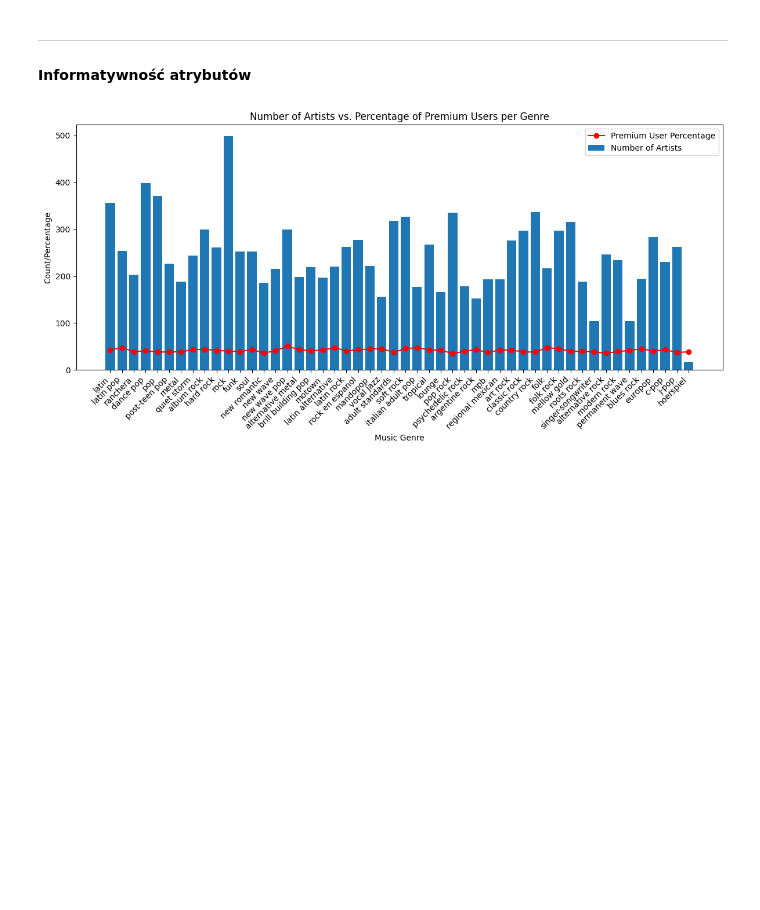
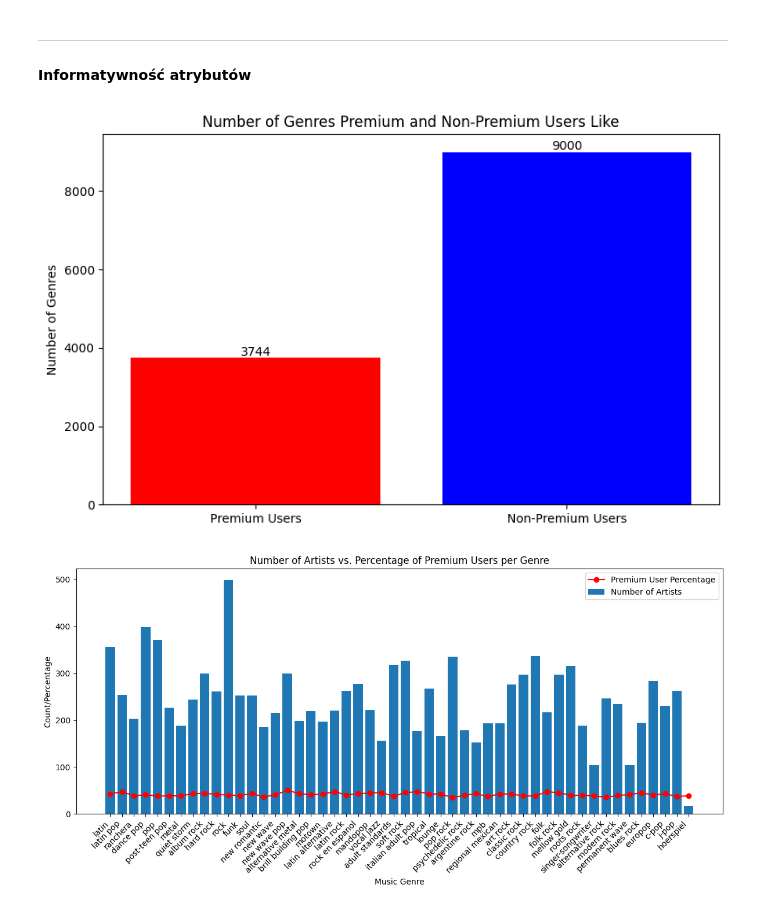
Before and after one commit to sz-aleksandra/premium-candidate-predictor, a Jupyter notebook: IUM.ipynb, the cells around one changed output. Cells and saved outputs as stored; diff of their text form; code cells hidden in the pictures; blank space fills up the shorter version.

```diff
--- a/IUM.ipynb
+++ b/IUM.ipynb
@@ -419,6 +445,32 @@ plt.show()
 ---
 
 #### Informatywność atrybutów
+# %%
+
+
+total_premium_users = sum(value[1] for value in user_counter.values())
+total_non_premium_users = sum(value[0] for value in user_counter.values())
+
+# Przygotuj dane do wykresu
+categories = ['Premium Users', 'Non-Premium Users']
+user_counts = [total_premium_users, total_non_premium_users]
+
+# Rysowanie wykresu
+plt.figure(figsize=(8, 5))
+plt.bar(categories, user_counts, color=['red', 'blue'])
+
+# Dodanie opisu osi i tytułu
+plt.ylabel('Number of Genres')
+plt.title('Number of Genres Premium and Non-Premium Users Like')
+
+# Wyświetlenie wartości na słupkach
+for i, count in enumerate(user_counts):
+    plt.text(i, count + 50, str(count), ha='center', fontsize=10)
+
+plt.tight_layout()
+plt.show()
+# %% [output]
+[figure, added]
 # %%
 for genre, counts in user_counter.items():
     total_users, premium_users = counts
```
Also changed, not shown: parts of 10 cells of this notebook.
